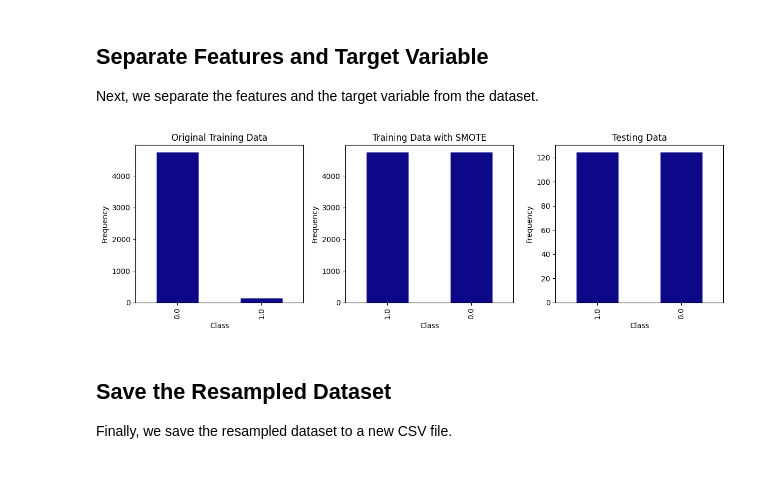
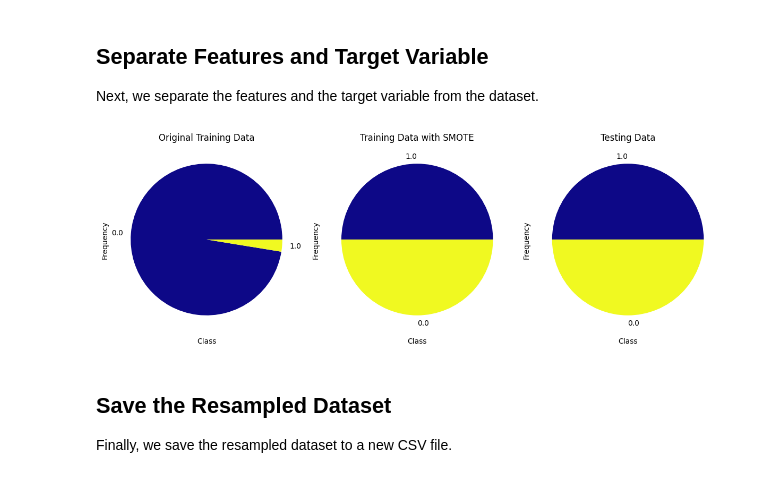
Before and after one commit to YusraEr/Stroke-Prediction-with-ML, a Jupyter notebook: smote.ipynb, the cells around one changed output. Saved outputs shown, nothing was run; the diff lists cells and outputs as text; code cells hidden in the pictures.

Commit message:
Add Visualization on Data Distribution

```diff
--- a/smote.ipynb
+++ b/smote.ipynb
@@ -28,36 +28,36 @@ df_resampled['y'] = y_resampled
 # %%
 import matplotlib.pyplot as plt
 df_training = pd.read_csv('training_data.csv')
 df_test = pd.read_csv('testing_data.csv')
 
 # Plot class distribution for original training data
 plt.figure(figsize=(12, 4))
 
 plt.subplot(1, 3, 1)
-y.value_counts().plot(kind='bar', colormap="plasma" , title='Original Training Data')
+y.value_counts().plot(kind='pie', colormap="plasma" , title='Original Training Data')
 plt.xlabel('Class')
 plt.ylabel('Frequency')
 
 # Plot class distribution for resampled training data
 plt.subplot(1, 3, 2)
-y_resampled.value_counts().plot(kind='bar', colormap="plasma" , title='Training Data with SMOTE')
+y_resampled.value_counts().plot(kind='pie', colormap="plasma" , title='Training Data with SMOTE')
 plt.xlabel('Class')
 plt.ylabel('Frequency')
 
 # Separate features and target variable for testing data
 X_test = df_test.drop(columns=['y'])
 y_test = df_test['y']
 
 # Plot class distribution for testing data
 plt.subplot(1, 3, 3)
-y_test.value_counts().plot(kind='bar', colormap="plasma" , title='Testing Data')
+y_test.value_counts().plot(kind='pie', colormap="plasma" , title='Testing Data')
 plt.xlabel('Class')
 plt.ylabel('Frequency')
 
 plt.tight_layout()
 plt.show()
 # %% [output]
-[figure, old version]
+[figure, new version]
 # %% [markdown]
 ## Save the Resampled Dataset
 Finally, we save the resampled dataset to a new CSV file.
```
